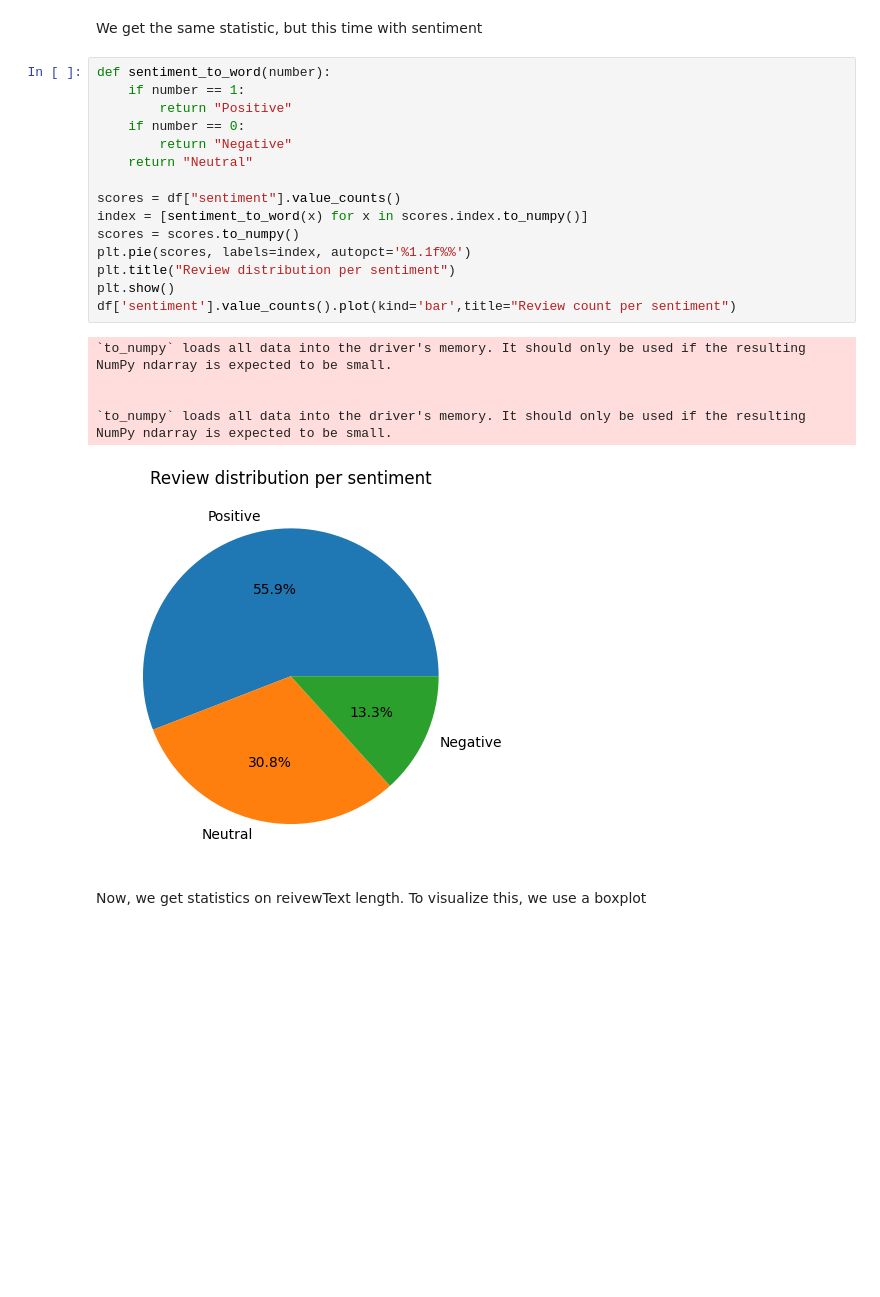
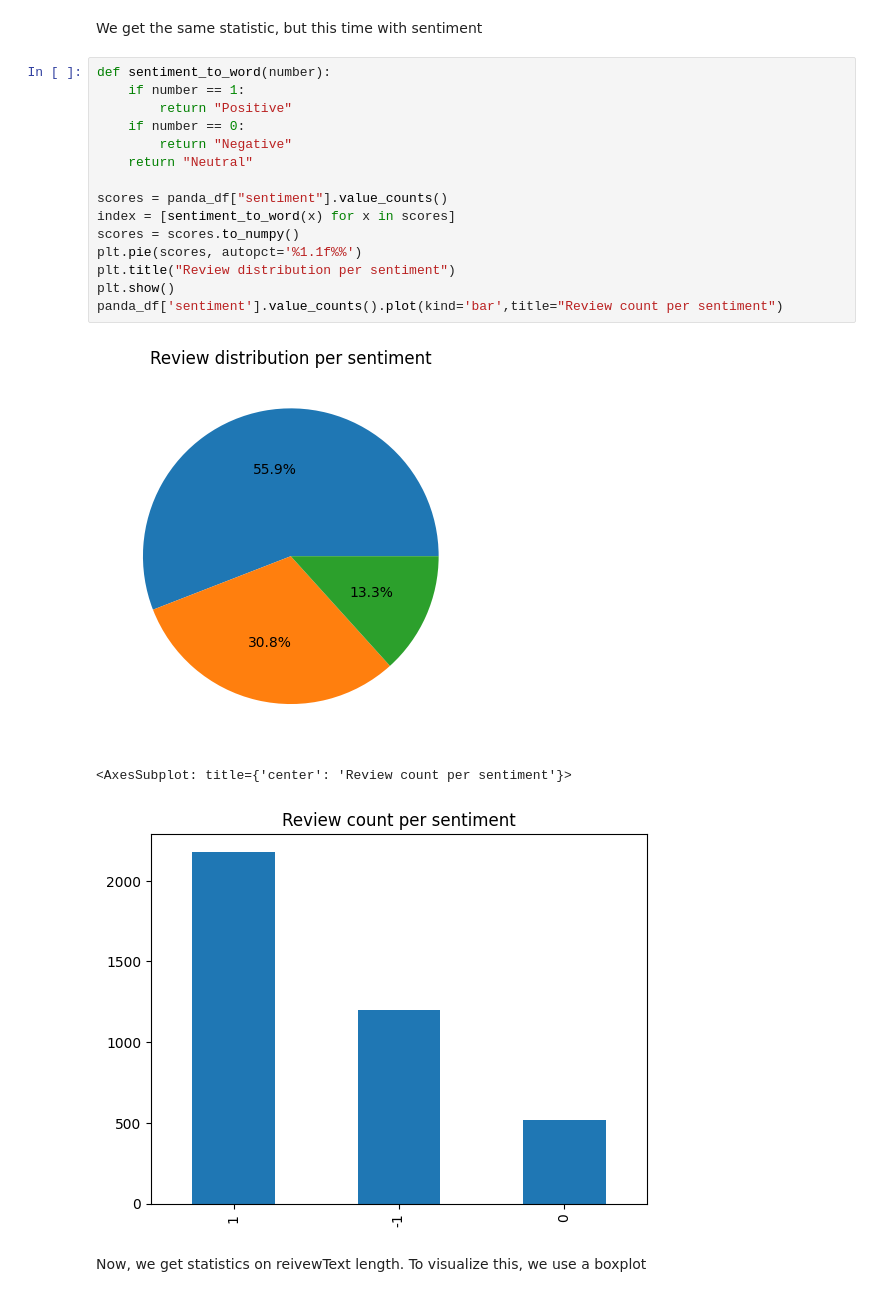
Before and after one commit to longtv2222/Amazon-Reviews-Classifier, a Jupyter notebook: notebook.ipynb, the cells around one changed output. Drawn from its saved outputs; the diff is of its cells as text; blank space fills up the shorter version.

```diff
--- a/notebook.ipynb
+++ b/notebook.ipynb
@@ -152,24 +216,22 @@ We get the same statistic, but this time with sentiment
 # %%
 def sentiment_to_word(number):
     if number == 1:
         return "Positive"
     if number == 0:
         return "Negative"
     return "Neutral"
 
-scores = df["sentiment"].value_counts()
-index = [sentiment_to_word(x) for x in scores.index.to_numpy()]
+scores = panda_df["sentiment"].value_counts()
+index = [sentiment_to_word(x) for x in scores]
 scores = scores.to_numpy()
-plt.pie(scores, labels=index, autopct='%1.1f%%')
+plt.pie(scores, autopct='%1.1f%%')
 plt.title("Review distribution per sentiment")
 plt.show()
-df['sentiment'].value_counts().plot(kind='bar',title="Review count per sentiment")
+panda_df['sentiment'].value_counts().plot(kind='bar',title="Review count per sentiment")
 # %% [output]
+[figure, new version]
-`to_numpy` loads all data into the driver's memory. It should only be used if the resulting NumPy ndarray is expected to be small.
-
-
-`to_numpy` loads all data into the driver's memory. It should only be used if the resulting NumPy ndarray is expected to be small.
+<AxesSubplot: title={'center': 'Review count per sentiment'}>
-[figure, old version]
+[figure, added]
 # %% [markdown]
 Now, we get statistics on reivewText length. To visualize this, we use a boxplot
 # %%
```
Also changed, not shown: parts of 17 cells of this notebook.
